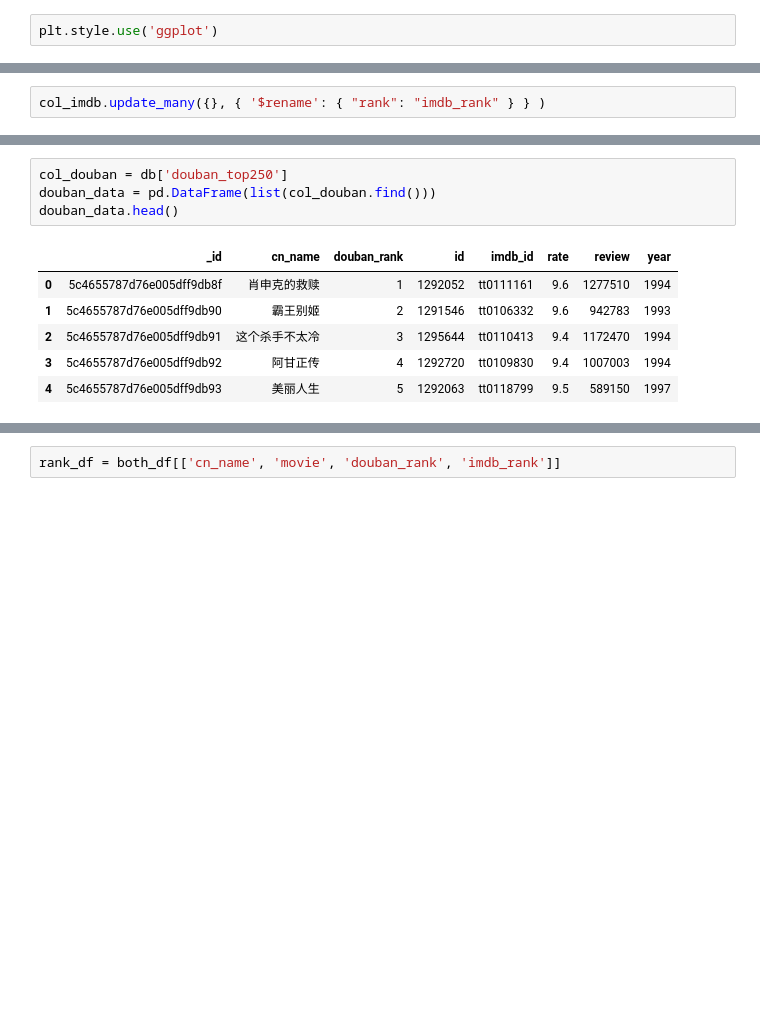
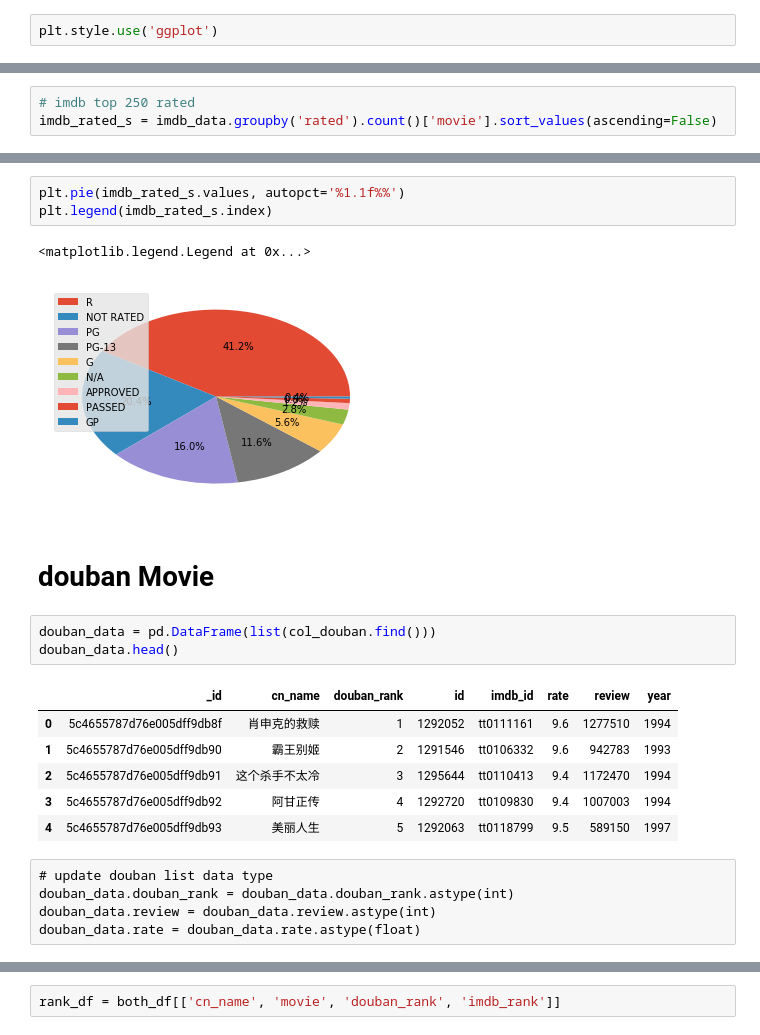
Before and after one commit to wangdianyh/top-250-movie_analysis, a Jupyter notebook: top_both.ipynb, the cells around one changed output, grey strips where cells are left out. Cells and saved outputs as stored; diff of their text form; blank space fills up the shorter version.

Commit message:
update douban list

```diff
--- a/top_both.ipynb
+++ b/top_both.ipynb
@@ -16,2 +17,0 @@ col_imdb = db['imbd_top250']
-# %%
-col_imdb.update_many({}, { '$rename': { "rank": "imdb_rank" } } )
@@ -34,0 +52,3 @@ col_douban.update_many({}, { '$rename': { "movie": "cn_name" } } )
+# %%
+# imdb top 250 rated
+imdb_rated_s = imdb_data.groupby('rated').count()['movie'].sort_values(ascending=False)
@@ -35,5 +69,12 @@ col_douban.update_many({}, { '$rename': { "movie": "cn_name" } } )
+# %%
+plt.pie(imdb_rated_s.values, autopct='%1.1f%%')
+plt.legend(imdb_rated_s.index)
+# %% [output]
+<matplotlib.legend.Legend at 0x...>
+[figure, added]
+# %% [markdown]
+# douban Movie
 # %%
-col_douban = db['douban_top250']
 douban_data = pd.DataFrame(list(col_douban.find()))
 douban_data.head()
 # %% [output]
@@ -43,3 +84,8 @@ douban_data.head()
 | 2 | 5c4655787d76e005dff9db91 | 这个杀手不太冷 | 3 | 1295644 | tt0110413 | 9.4 | 1172470 | 1994 |
 | 3 | 5c4655787d76e005dff9db92 | 阿甘正传 | 4 | 1292720 | tt0109830 | 9.4 | 1007003 | 1994 |
 | 4 | 5c4655787d76e005dff9db93 | 美丽人生 | 5 | 1292063 | tt0118799 | 9.5 | 589150 | 1997 |
+# %% [raw]
+# update douban list data type
+douban_data.douban_rank = douban_data.douban_rank.astype(int)
+douban_data.review = douban_data.review.astype(int)
+douban_data.rate = douban_data.rate.astype(float)
```
Also changed, not shown: parts of 24 cells of this notebook, 1 other file.
